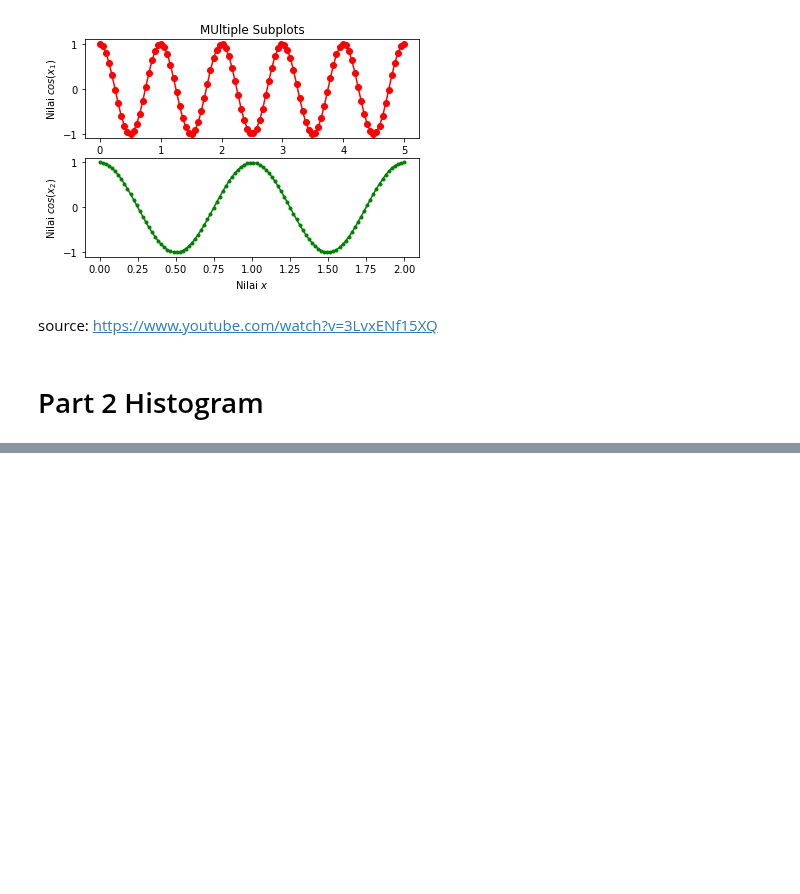
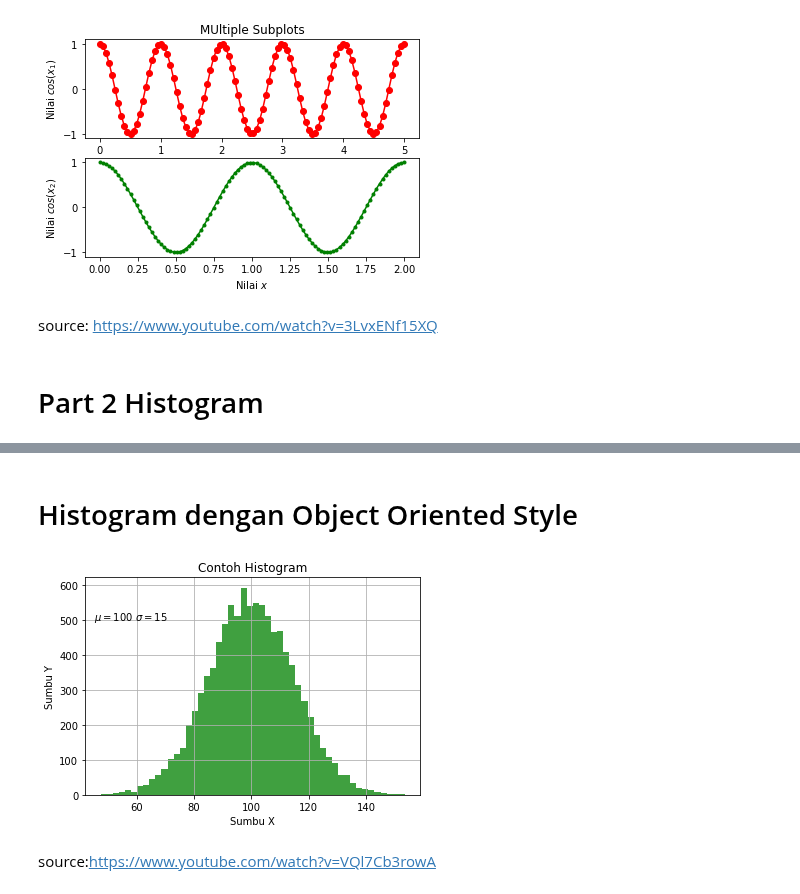
Before and after one commit to MarkvinsonAvatara/Matplotlib_learn, a Jupyter notebook: MatplotlibLearnWeek3.ipynb, the cells around one changed output, grey strips where cells are left out. Cells and saved outputs as stored; diff of their text form; code cells hidden in the pictures; blank space fills up the shorter version.

```diff
--- a/MatplotlibLearnWeek3.ipynb
+++ b/MatplotlibLearnWeek3.ipynb
@@ -164,0 +212,22 @@ Intro Part 2
+# %% [markdown]
+# Histogram dengan Object Oriented Style
+# %%
+fig, ax = plt.subplots()
+
+ax.hist(x,
+        bins=50,
+        facecolor='g',
+        alpha=0.75)
+
+ax.set_xlabel('Sumbu X')
+ax.set_ylabel('Sumbu Y')
+ax.set_title('Contoh Histogram')
+
+plt.text(45,500, r'$\mu=100\ \sigma=15$')
+plt.grid()
+
+plt.show()
+# %% [output]
+[figure, added]
+# %% [markdown]
+source:https://www.youtube.com/watch?v=VQl7Cb3rowA
```
Also changed, not shown: parts of 8 cells of this notebook.
